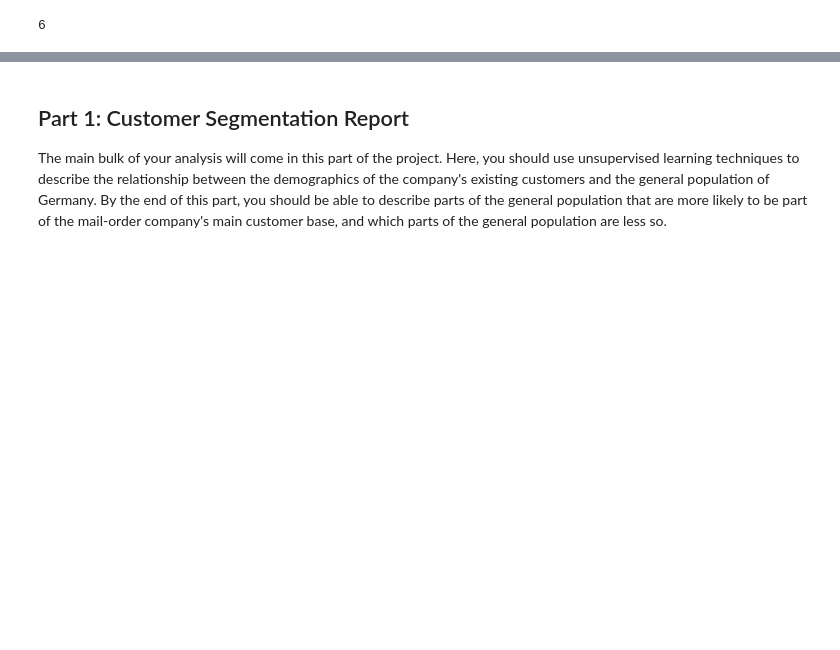
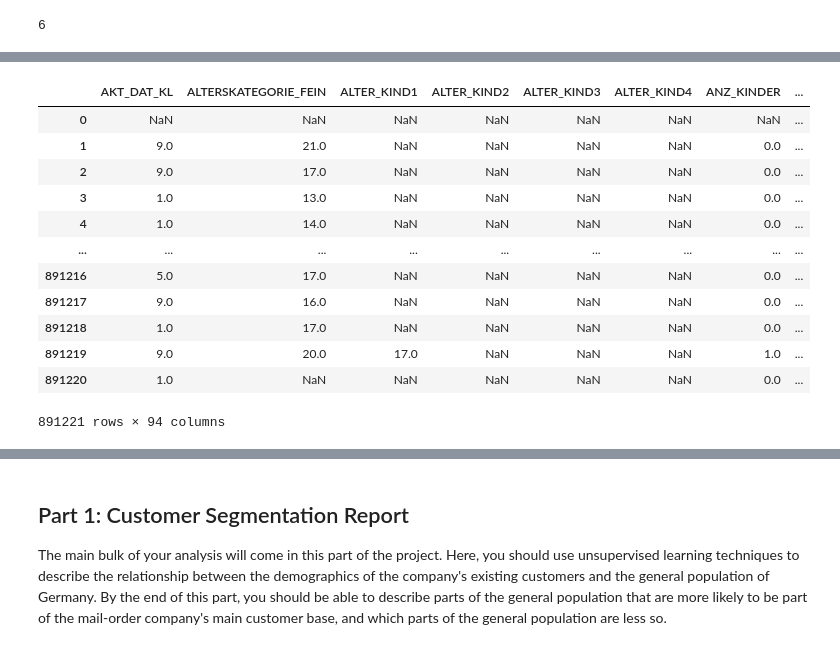
Before and after one commit to Evaggelou/Arvato-Project-, a Jupyter notebook: Arvato_Project_Workbook.ipynb, the cells around one changed output, grey strips where cells are left out. Saved outputs shown, nothing was run; the diff lists cells and outputs as text; code cells hidden in the pictures; blank space fills up the shorter version.

```diff
--- a/Arvato_Project_Workbook.ipynb
+++ b/Arvato_Project_Workbook.ipynb
@@ -127,0 +119,6 @@ feat_info
+# %%
+# Ignore any empty columns while loading data
+no_unamed = lambda x: 'Unnamed' not in x
+
+attributes = pd.read_excel('/content/drive/MyDrive/Udacity/Arvato/DIAS Attributes - Values 2017.xlsx', header=1, usecols=no_unamed)
+attributes_info = pd.read_excel('/content/drive/MyDrive/Udacity/Arvato/DIAS Information Levels - Attributes 2017.xlsx', header=1, usecols=no_unamed)
@@ -127,0 +151,16 @@ feat_info
+# %%
+azdias[np.setdiff1d(azdias_list,atributes_list).tolist()]
+# %% [output]
+|  | AKT_DAT_KL | ALTERSKATEGORIE_FEIN | ALTER_KIND1 | ALTER_KIND2 | ALTER_KIND3 | ALTER_KIND4 | ANZ_KINDER | ... |
+| 0 | NaN | NaN | NaN | NaN | NaN | NaN | NaN | ... |
+| 1 | 9.0 | 21.0 | NaN | NaN | NaN | NaN | 0.0 | ... |
+| 2 | 9.0 | 17.0 | NaN | NaN | NaN | NaN | 0.0 | ... |
+| 3 | 1.0 | 13.0 | NaN | NaN | NaN | NaN | 0.0 | ... |
+| 4 | 1.0 | 14.0 | NaN | NaN | NaN | NaN | 0.0 | ... |
+| ... | ... | ... | ... | ... | ... | ... | ... | ... |
+| 891216 | 5.0 | 17.0 | NaN | NaN | NaN | NaN | 0.0 | ... |
+| 891217 | 9.0 | 16.0 | NaN | NaN | NaN | NaN | 0.0 | ... |
+| 891218 | 1.0 | 17.0 | NaN | NaN | NaN | NaN | 0.0 | ... |
+| 891219 | 9.0 | 20.0 | 17.0 | NaN | NaN | NaN | 1.0 | ... |
+| 891220 | 1.0 | NaN | NaN | NaN | NaN | NaN | 0.0 | ... |
+891221 rows × 94 columns
```
Also changed, not shown: parts of 35 cells of this notebook.
